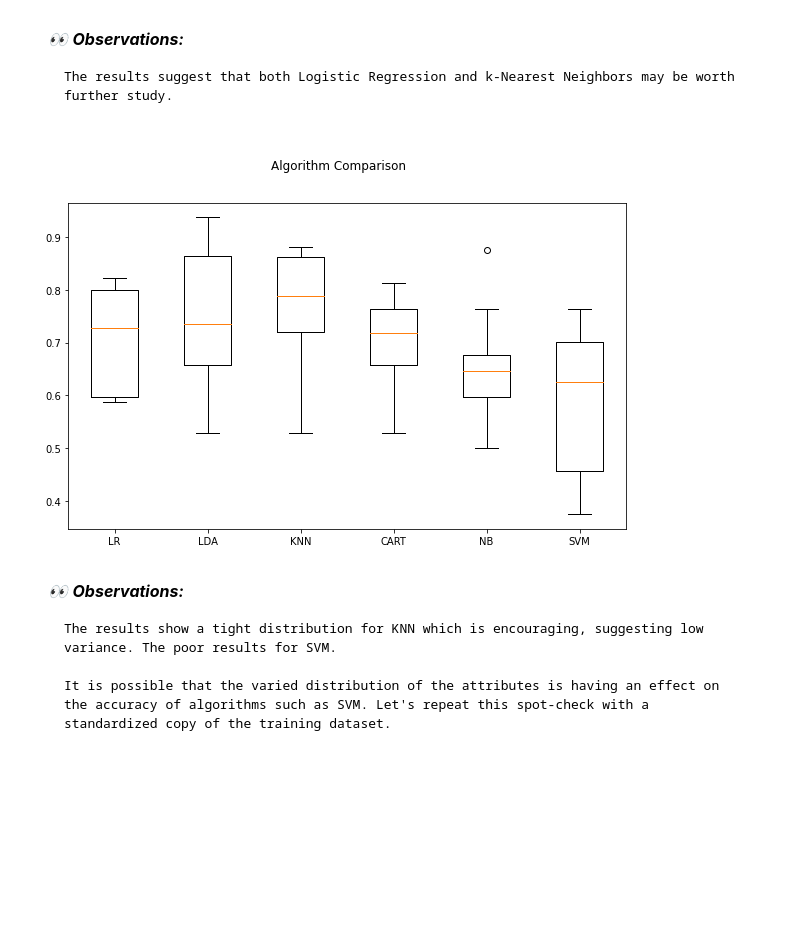
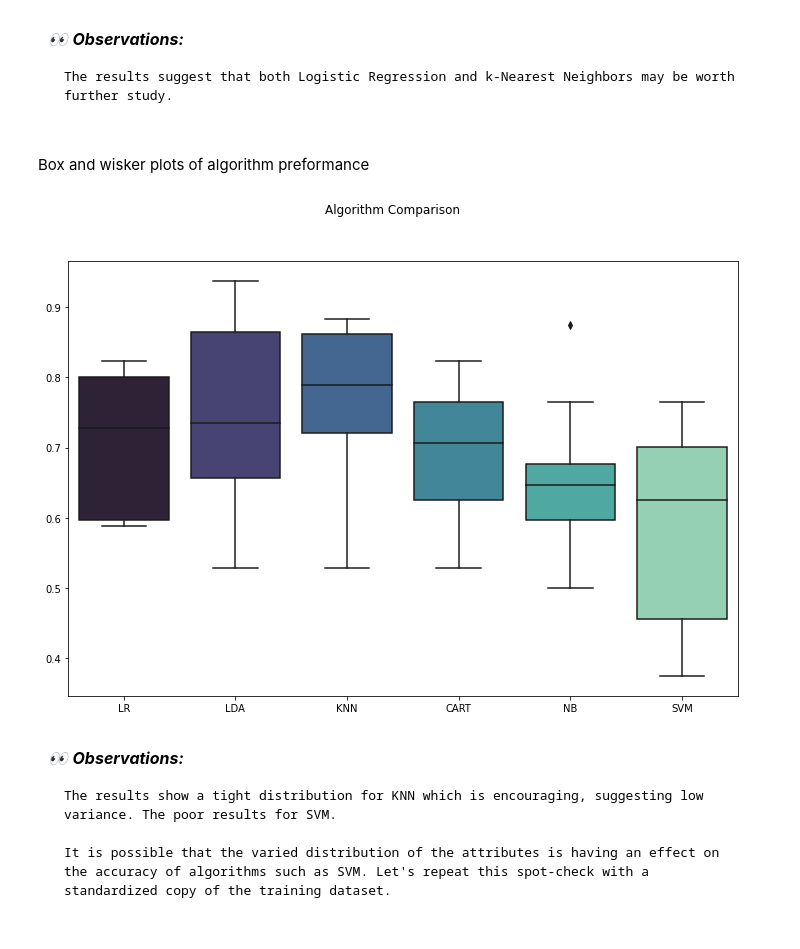
Before and after one commit to vainero/Sonar-Mines-vs-Rocks_Binary-Classification, a Jupyter notebook: sonar-mines-vs-rocks-binary-classification.ipynb, the cells around one changed output. Drawn from its saved outputs; the diff is of its cells as text; code cells hidden in the pictures; blank space fills up the shorter version.

```diff
--- a/sonar-mines-vs-rocks-binary-classification.ipynb
+++ b/sonar-mines-vs-rocks-binary-classification.ipynb
@@ -292,16 +299,19 @@ Model SVM:   mean: 0.595956     std: 0.139942
 _👀 **Observations:**_
 
     The results suggest that both Logistic Regression and k-Nearest Neighbors may be worth further study.
+# %% [markdown]
+Box and wisker plots of algorithm preformance
 # %%
 # Box and wisker plots of algorithm preformance
-fig = plt.figure(figsize = (10,6))
+fig = plt.figure(figsize = (12,8))
 fig.suptitle('Algorithm Comparison')
 ax = fig.add_subplot(111)
-plt.boxplot(results)
+sns.boxplot(data = results)
 ax.set_xticklabels(names)
+sns.set_palette("mako")
 plt.show()
 # %% [output]
-[figure, old version]
+[figure, new version]
 # %% [markdown]
 <div style="border-radius:10px;
             background-color:#ffffff;
```
Also changed, not shown: parts of 13 cells of this notebook.
